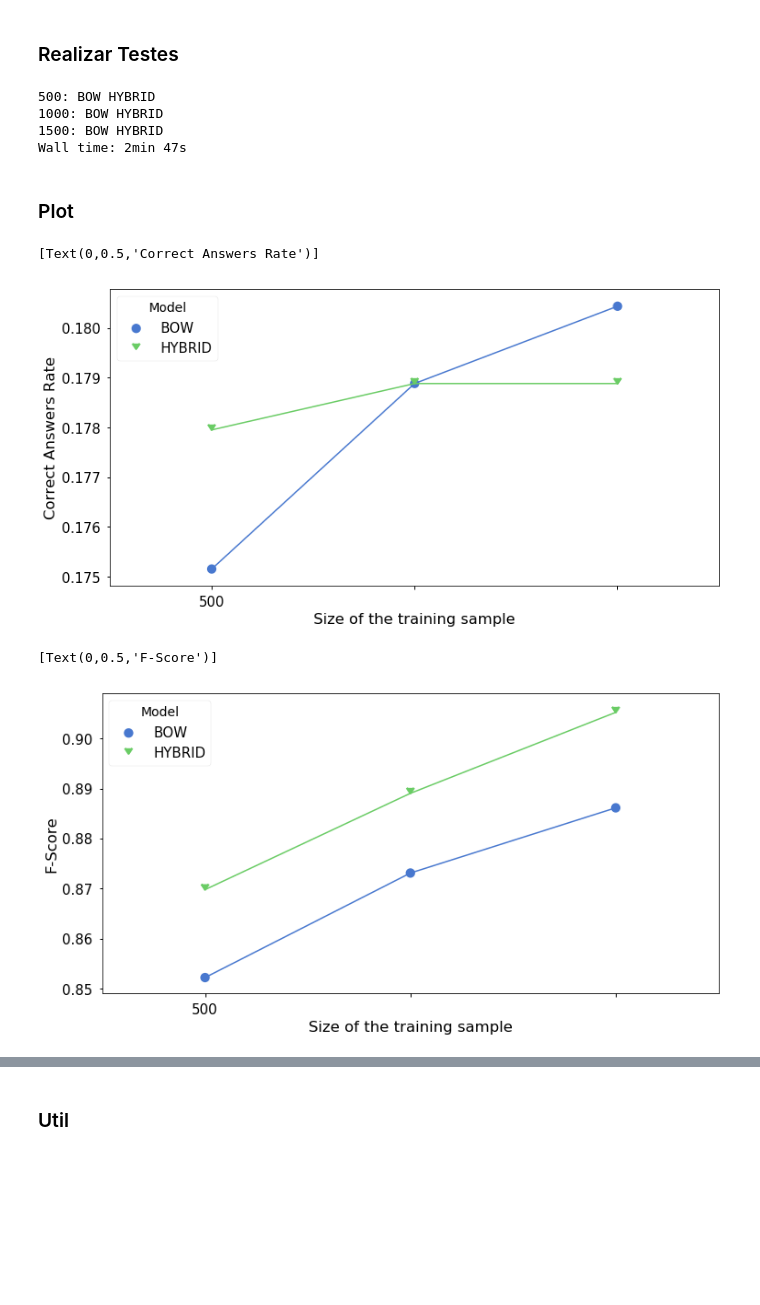
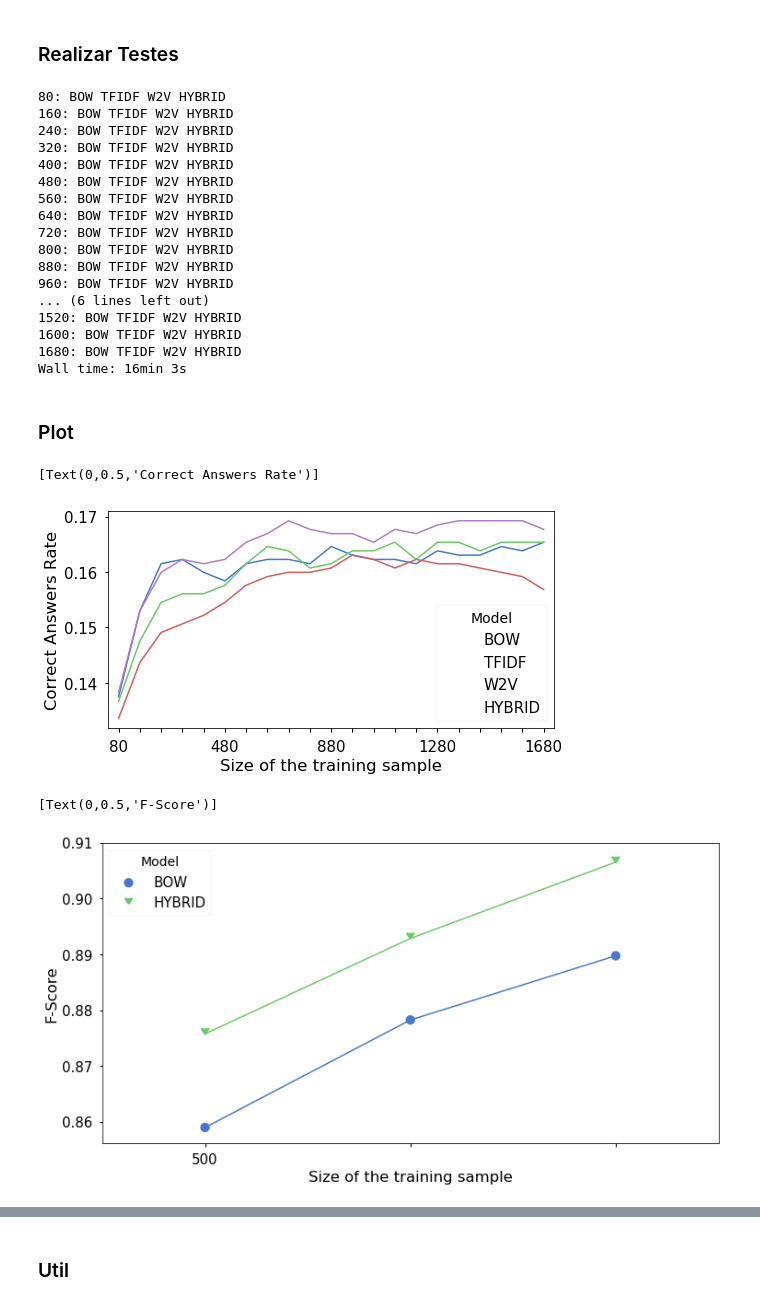
Before and after one commit to eduardogc8/qa-chave, a Jupyter notebook: TestQA_QC.ipynb, the cells around one changed output, grey strips where cells are left out. Drawn from its saved outputs; the diff is of its cells as text; code cells hidden in the pictures; blank space fills up the shorter version.

```diff
--- a/TestQA_QC.ipynb
+++ b/TestQA_QC.ipynb
@@ -31,7 +31,7 @@ from sklearn.feature_extraction.text import TfidfVectorizer
 
 def count_vectorizer(MIN_GRAM=1, MAX_GRAM=1, LOWER=True):
     return CountVectorizer(analyzer=lambda x: x, strip_accents=None, ngram_range=(MIN_GRAM, MAX_GRAM),
-                           token_pattern=u'(?u)\\b\\w+\\b', lowercase=LOWER)
+                           token_pattern=u'(?u)\\b\\w+\\b', lowercase=LOWER, max_features=1000)
 
 
 def tfidf_vectorizer(MIN_GRAM=1, MAX_GRAM=1, LOWER=True):
@@ -161,20 +161,20 @@ labels = ["BOW",
           "W2V",
           "HYBRID"]
 
-labels = ["BOW", "HYBRID"]
+#labels = ["BOW", "HYBRID"]
 
 classifiers = {}  # {'classifier': (VectorizeModel, Classifier)}
 
 
-#classifiers[labels[0]] = (LinearSVC(), count_vectorizer())
-#classifiers[labels[1]] = (LinearSVC(), tfidf_vectorizer())
-#classifiers[labels[2]] = (LinearSVC(), MeanEmbeddingVectorizer(model_w2v))
-#classifiers[labels[3]] = (LinearSVC(), QP.HybridVectorizer(model_w2v))
+classifiers[labels[0]] = (LinearSVC(), count_vectorizer())
+classifiers[labels[1]] = (LinearSVC(), tfidf_vectorizer())
+classifiers[labels[2]] = (LinearSVC(), MeanEmbeddingVectorizer(model_w2v))
+classifiers[labels[3]] = (LinearSVC(), QP.HybridVectorizer(model_w2v))
 #classifiers[labels[3]] = (LinearSVC(), TfidfHybridVectorizer(model_w2v))
 
 
-classifiers[labels[0]] = (LinearSVC(), count_vectorizer())
-classifiers[labels[1]] = (LinearSVC(), HybridVectorizer(model_w2v))
+#classifiers[labels[0]] = (LinearSVC(), count_vectorizer())
+#classifiers[labels[1]] = (LinearSVC(), HybridVectorizer(model_w2v))
 # %% [markdown]
 ### Carregar modelo de NER
 # %%
@@ -221,12 +221,19 @@ warnings.filterwarnings('ignore')
 import question_answering as QA
 from sklearn.pipeline import Pipeline
 from sklearn.model_selection import train_test_split
+from sklearn.metrics import accuracy_score, f1_score
 
+
+def testing(qc_model, X_test, y_test):
+    result = model.predict(X_test)
+    return accuracy_score(result, y_test), f1_score(result, y_test, average="macro")
+
+X_test, y_test = QP.separete_questions(test_questions)
 
 results = []
 qc_results = []
-n = 500
-k = 5
+n = 80
+k = 2
 size_train = 0
 
 while (size_train + n) <= len(X):
@@ -252,10 +259,23 @@ while (size_train + n) <= len(X):
 
 print('')
 # %% [output]
-500: BOW HYBRID
-1000: BOW HYBRID
-1500: BOW HYBRID
-Wall time: 2min 47s
+80: BOW TFIDF W2V HYBRID
+160: BOW TFIDF W2V HYBRID
+240: BOW TFIDF W2V HYBRID
+320: BOW TFIDF W2V HYBRID
+400: BOW TFIDF W2V HYBRID
+480: BOW TFIDF W2V HYBRID
+560: BOW TFIDF W2V HYBRID
+640: BOW TFIDF W2V HYBRID
+720: BOW TFIDF W2V HYBRID
+800: BOW TFIDF W2V HYBRID
+880: BOW TFIDF W2V HYBRID
+960: BOW TFIDF W2V HYBRID
+... (6 lines left out)
+1520: BOW TFIDF W2V HYBRID
+1600: BOW TFIDF W2V HYBRID
+1680: BOW TFIDF W2V HYBRID
+Wall time: 16min 3s
 # %% [markdown]
 ### Plot
 # %%
@@ -272,36 +292,38 @@ aux = df[df.Model.map(lambda x: x in names)]
 sorterIndex = dict(zip(names,range(len(names))))
 aux['models_sort'] = aux['Model'].map(sorterIndex)
 aux.sort_values(['Model'], \
         ascending = [1], inplace = True)
 aux.drop('models_sort', 1, inplace = True)
 
 
 col_list = ["black", "black", "black", "black", "black"]
 col_list_palette = sns.xkcd_palette(col_list)
 #sns.set_palette(col_list_palette)
 sns.set_palette(sns.color_palette("muted", 5))
 
 
 #df = df.drop('accuracy', 1).drop('precision', 1).drop('recall', 1).drop('train_size', 1)
 
-plt.figure(figsize=(12, 6))
+plt.figure(figsize=(8, 4))
 
 fig = sns.pointplot(x='train_size', y='rate', hue='Model',
                     data=df[df.Model.map(lambda x: x in names)],
-                    markers=['o',7,'p','s','x'],lineheight=1)
+                    #markers=['o',7,'p','s','x'],
+                    markers=['','','',''],
+                    lineheight=1)
 
 for ind, label in enumerate(fig.get_xticklabels()):
     if ind == 0 or ind == 5 or ind == 10 or ind == 15 or ind == 20:
         label.set_visible(True)
     else:
         label.set_visible(False)
 plt.setp(fig.lines,linewidth=1.5)
 sns.set_context("notebook", font_scale=1.5)
 fig.set(xlabel="Size of the training sample")
 fig.set(ylabel="Correct Answers Rate")
 # %% [output]
 [Text(0,0.5,'Correct Answers Rate')]
-[figure, old version]
+[figure, new version]
 # %%
 import pandas as pd
 import seaborn as sns
@@ -345,4 +367,4 @@ fig.set(xlabel="Size of the training sample")
 fig.set(ylabel="F-Score")
 # %% [output]
 [Text(0,0.5,'F-Score')]
-[figure, old version]
+[figure, new version]
```
Also changed, not shown: parts of 7 cells of this notebook, 16 other files.
